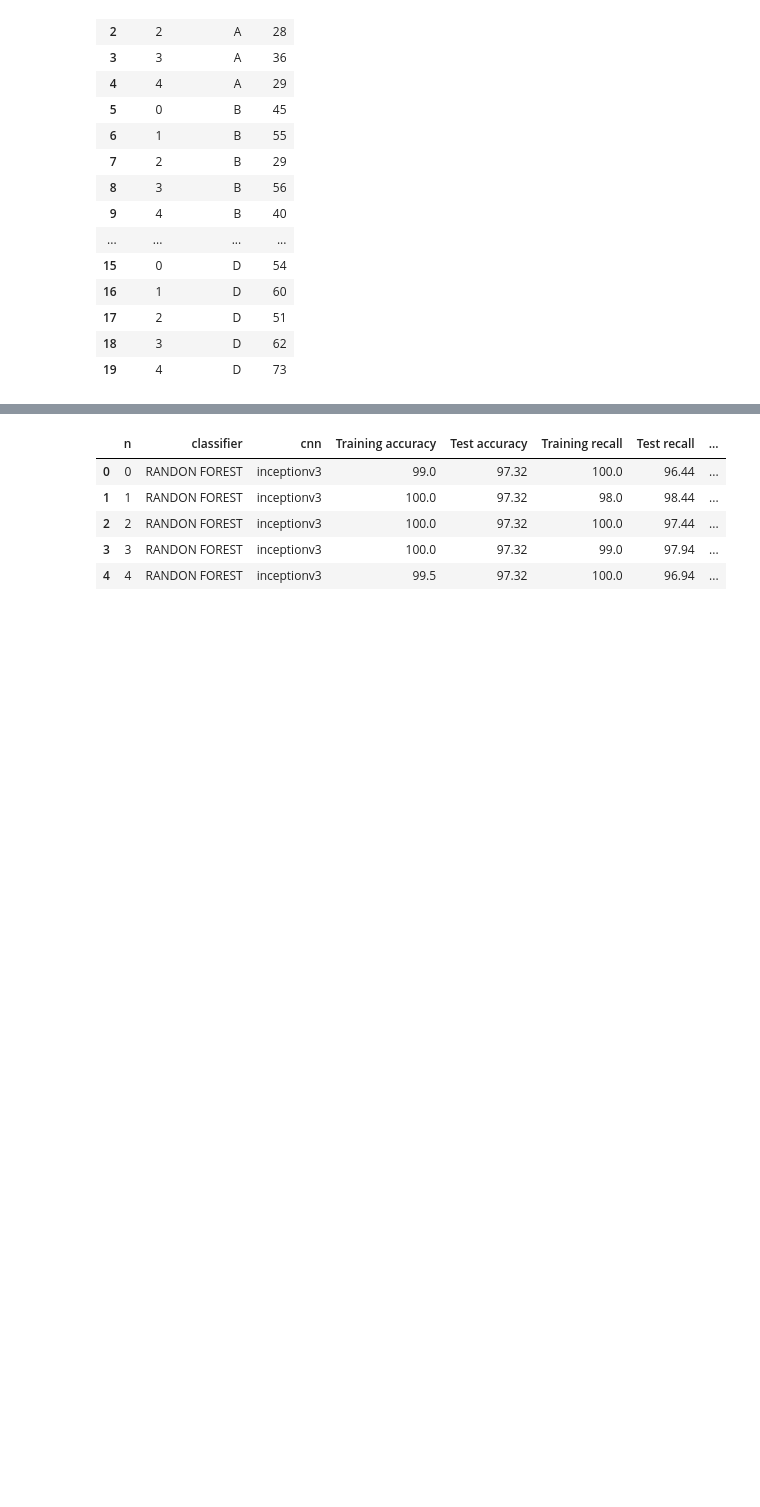
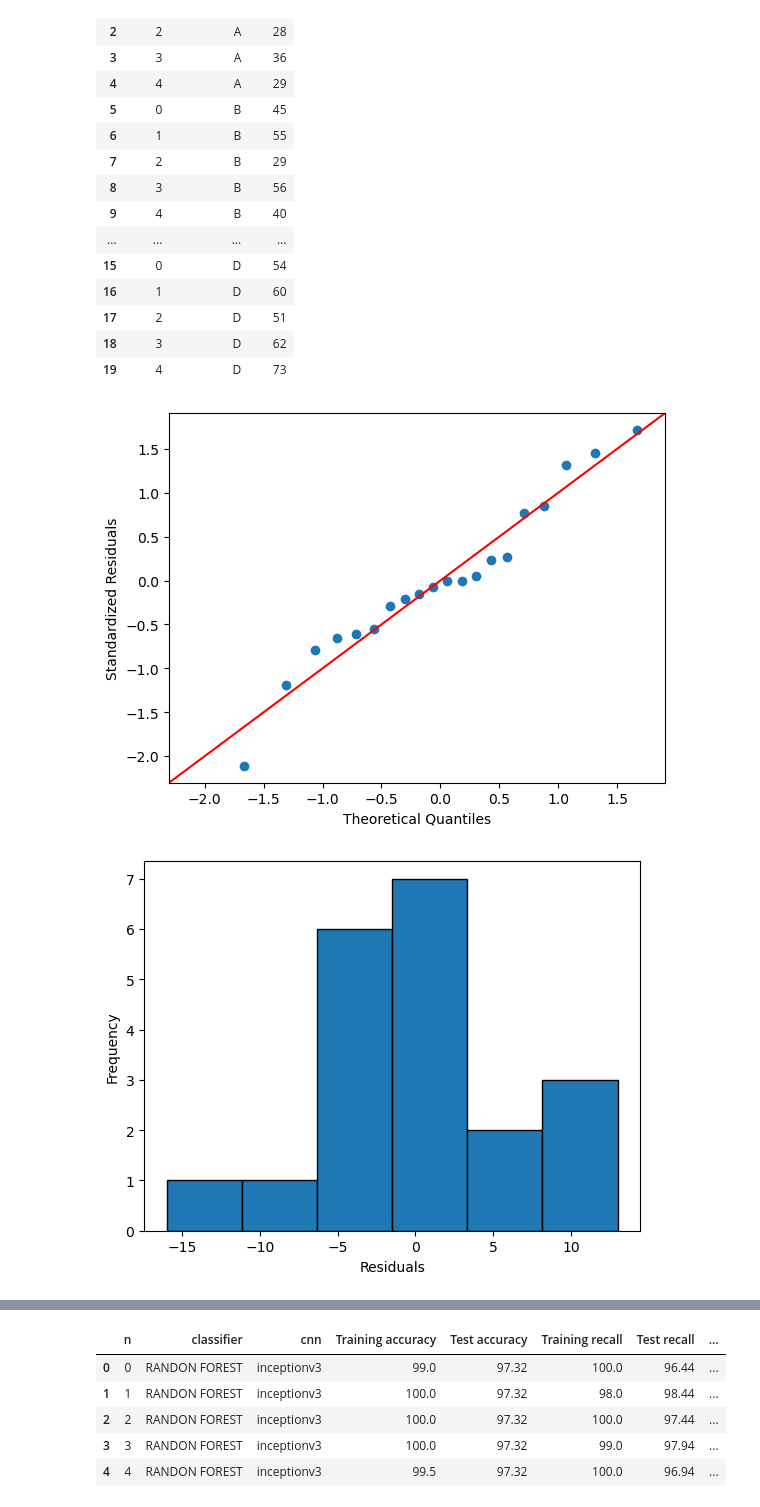
Before and after one commit to leandrobmarinho/statistical-tests, a Jupyter notebook: notebook/statistical_tests_1.ipynb, the cells around one changed output, grey strips where cells are left out. Saved outputs shown, nothing was run; the diff lists cells and outputs as text; code cells hidden in the pictures; blank space fills up the shorter version.

```diff
--- a/notebook/statistical_tests.ipynb
+++ b/notebook/statistical_tests_1.ipynb
@@ -201,3 +264,21 @@ df_melt
 | 17 | 2 | D | 51 |
 | 18 | 3 | D | 62 |
 | 19 | 4 | D | 73 |
+# %%
+# QQ-plot
+import statsmodels.api as sm
+import matplotlib.pyplot as plt
+# res.anova_std_residuals are standardized residuals obtained from ANOVA (check above)
+sm.qqplot(res.anova_std_residuals, line='45')
+plt.xlabel("Theoretical Quantiles")
+plt.ylabel("Standardized Residuals")
+plt.show()
+
+# histogram
+plt.hist(res.anova_model_out.resid, bins='auto', histtype='bar', ec='k')
+plt.xlabel("Residuals")
+plt.ylabel('Frequency')
+plt.show()
+# %% [output]
+[figure, added]
+[figure, added]
```
Also changed, not shown: parts of 14 cells of this notebook, 9 other files.
